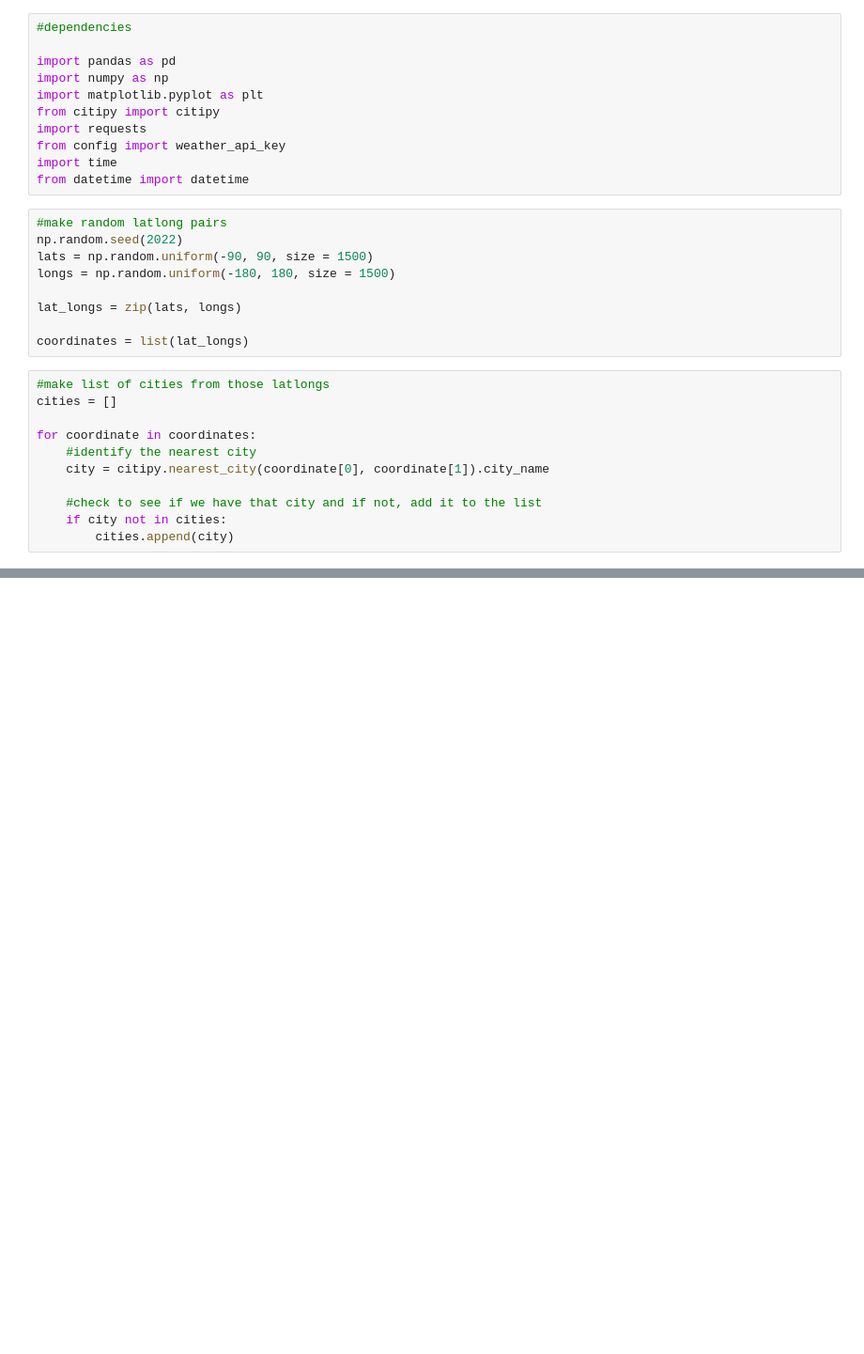
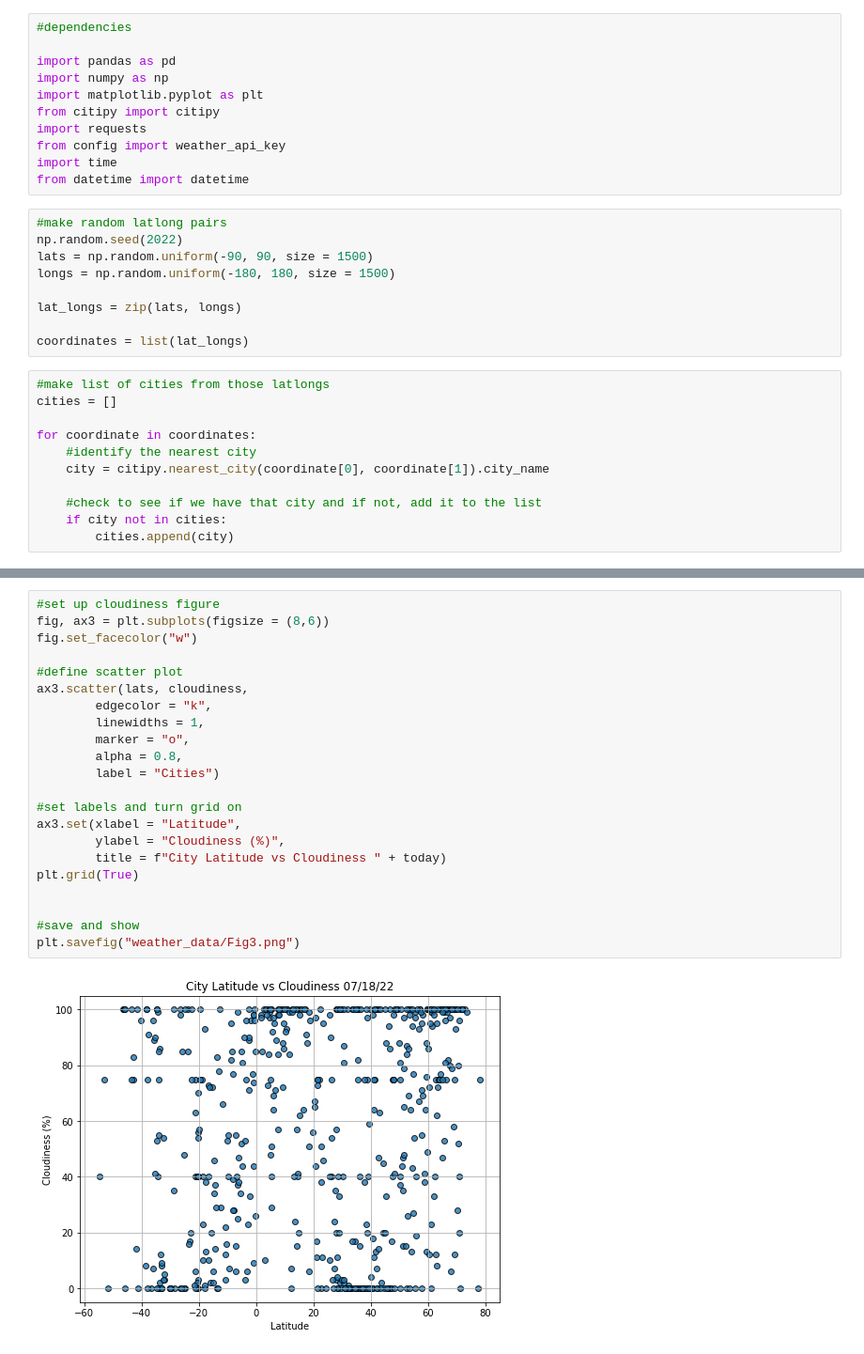
Before and after one commit to rgoldsberry/world-weather-analysis, a Jupyter notebook: WeatherPy.ipynb, the cells around one changed output, grey strips where cells are left out. Shown at 94% size. Saved outputs shown, nothing was run; the diff lists cells and outputs as text; blank space fills up the shorter version.

```diff
--- a/WeatherPy.ipynb
+++ b/WeatherPy.ipynb
@@ -101,0 +190,24 @@ NameError: name 'weather_api_key' is not defined
+# %%
+#set up cloudiness figure
+fig, ax3 = plt.subplots(figsize = (8,6))
+fig.set_facecolor("w")
+
+#define scatter plot
+ax3.scatter(lats, cloudiness,
+        edgecolor = "k",
+        linewidths = 1,
+        marker = "o",
+        alpha = 0.8,
+        label = "Cities")
+
+#set labels and turn grid on
+ax3.set(xlabel = "Latitude",
+        ylabel = "Cloudiness (%)",
+        title = f"City Latitude vs Cloudiness " + today)
+plt.grid(True)
+
+
+#save and show
+plt.savefig("weather_data/Fig3.png")
+# %% [output]
+[figure, added]
```
Also changed, not shown: parts of 8 cells of this notebook, 5 other files.
